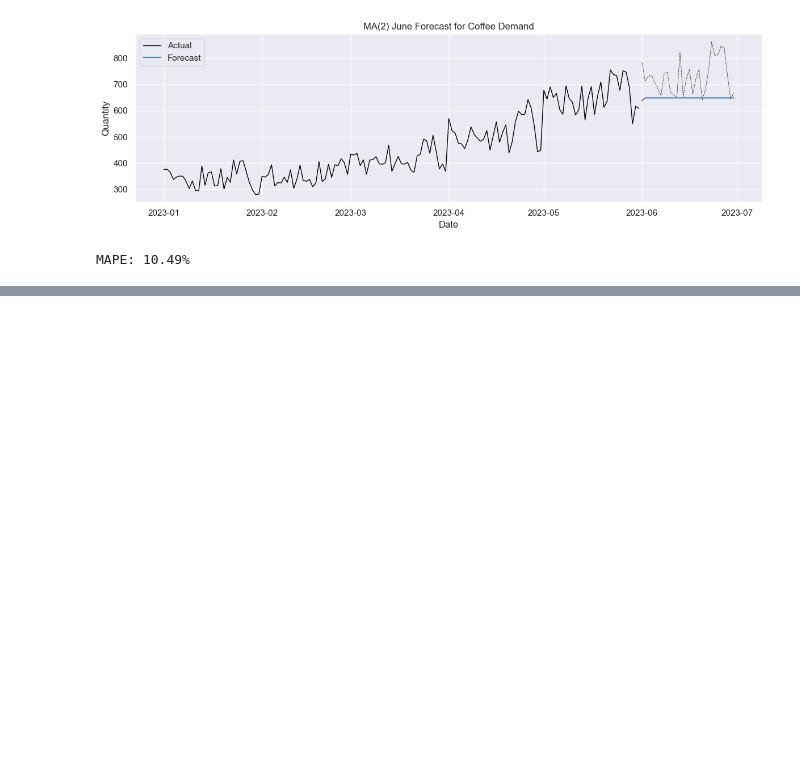
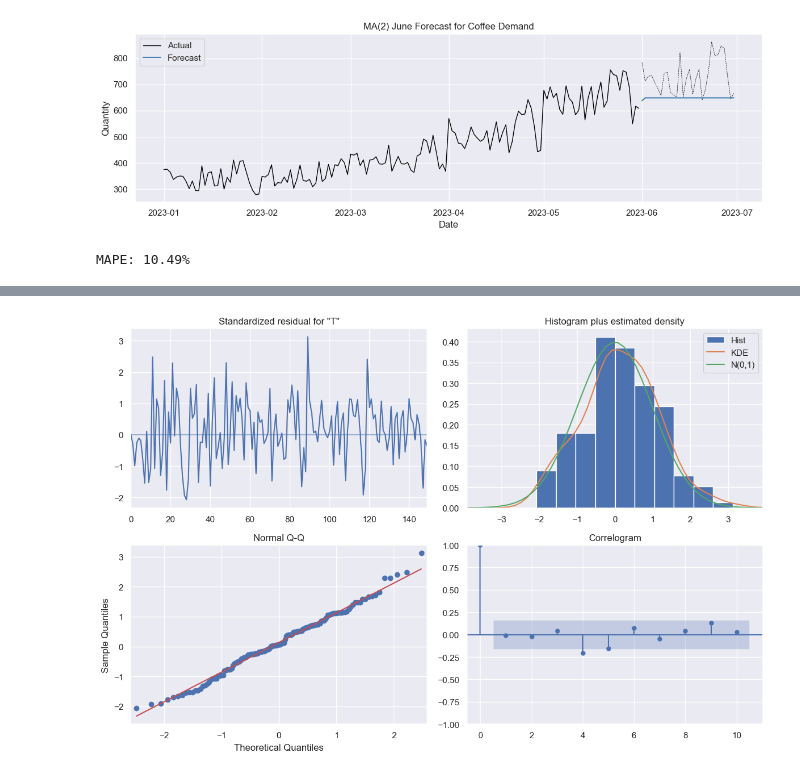
Before and after one commit to Murphysics1/masters_capstone, a Jupyter notebook: Coffee_ARIMA_model.ipynb, the cells around one changed output, grey strips where cells are left out. Drawn from its saved outputs; the diff is of its cells as text; code cells hidden in the pictures; blank space fills up the shorter version.

Commit message:
Added BC Transforms to ARIMA models

```diff
--- a/Coffee_ARIMA_model.ipynb
+++ b/Coffee_ARIMA_model.ipynb
@@ -99,0 +105,6 @@ MAPE: 10.49%
+# %%
+df_train_bc = df_train.copy()
+
+df_train_bc['Transformed'],lam = boxcox(df_train['Quantity'])
+
+df_train_bc
@@ -99,0 +146,3 @@ MAPE: 10.49%
+# %%
+model_bc = ARIMA(df_train_bc['Transformed'], order = (0,1,3)).fit()
+print(model_bc.summary())
@@ -99,0 +167,7 @@ MAPE: 10.49%
+# %%
+model_bc.plot_diagnostics(figsize = (12,8))
+plt.tight_layout()
+plt.savefig('Images/Diagnostics/ARMIA_BC_Coffee.png')
+plt.show()
+# %% [output]
+[figure, added]
```
Also changed, not shown: parts of 11 cells of this notebook, 2 other files.
